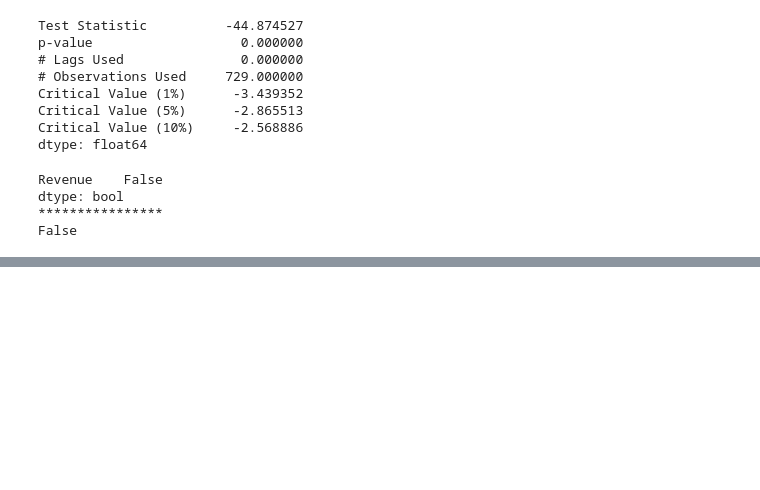
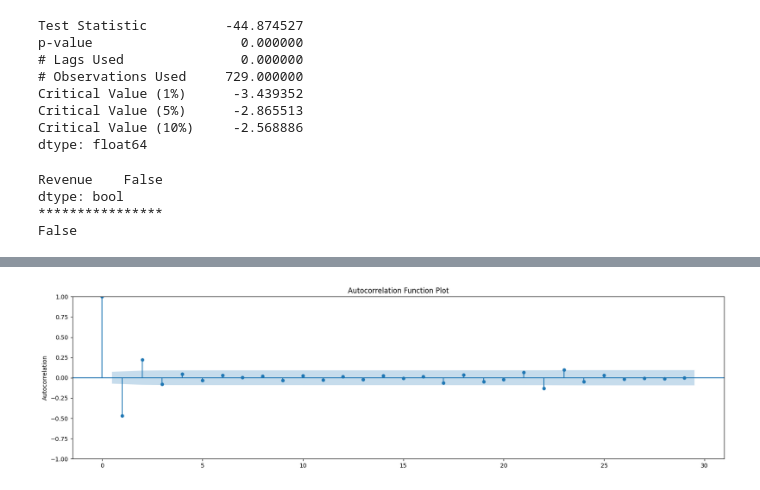
Before and after one commit to cfreeman22/D213, a Jupyter notebook: D213_task1.ipynb, the cells around one changed output, grey strips where cells are left out. Saved outputs shown, nothing was run; the diff lists cells and outputs as text; code cells hidden in the pictures; blank space fills up the shorter version.

```diff
--- a/D213_task1.ipynb
+++ b/D213_task1.ipynb
@@ -139,0 +166,17 @@ False
+# %%
+# Compute the ACF for the time series data
+
+
+# Create a line plot of the ACF values
+#plt.plot(acf_values)
+acf_values = plot_acf(data_diff)
+acf_values.set_size_inches(20, 5)
+# Set the plot title and axis labels
+plt.title('Autocorrelation Function Plot')
+
+plt.ylabel('Autocorrelation')
+
+# Show the plot
+plt.show()
+# %% [output]
+[figure, added]
```
Also changed, not shown: parts of 9 cells of this notebook.
